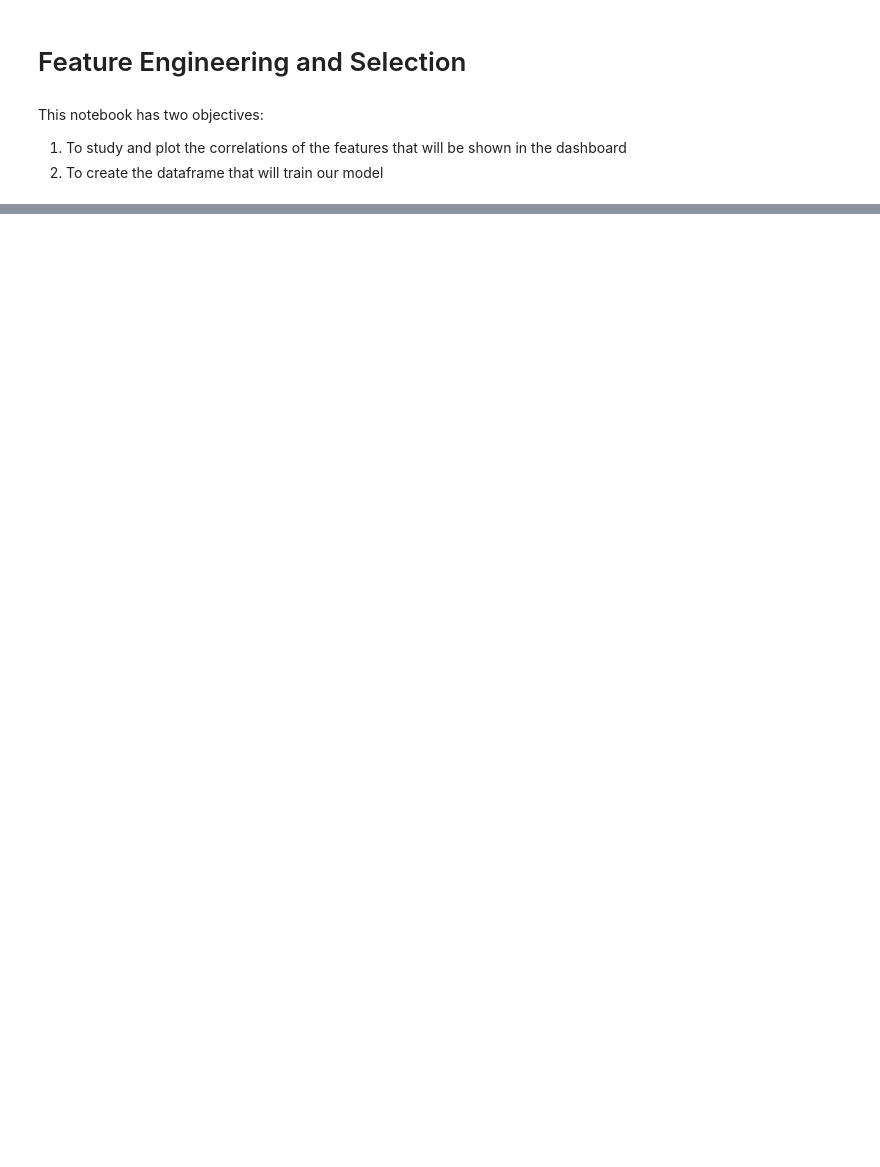
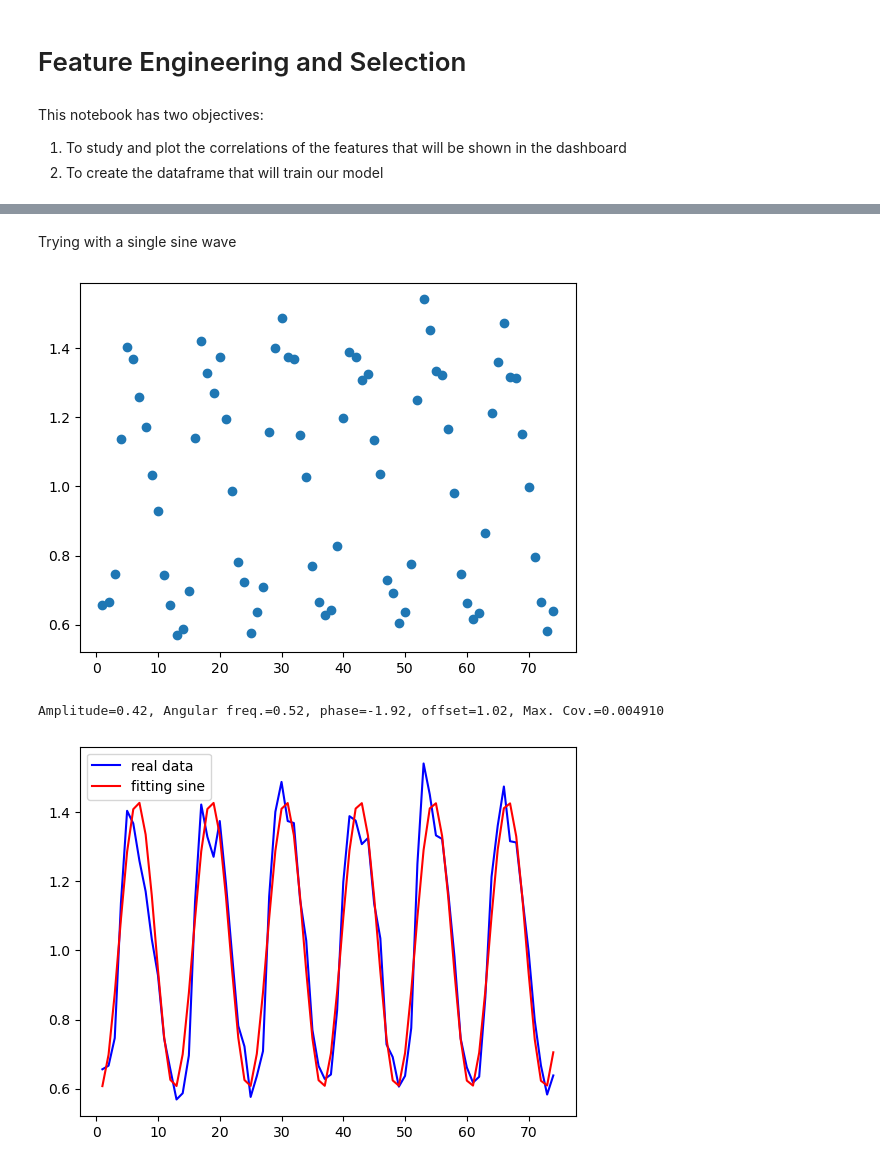
Before and after one commit to gaya22/Project_3_SEne, a Jupyter notebook: 04_feature_selection.ipynb, the cells around one changed output, grey strips where cells are left out. Drawn from its saved outputs; the diff is of its cells as text; code cells hidden in the pictures; blank space fills up the shorter version.

```diff
--- a/04_feature_selection.ipynb
+++ b/04_feature_selection.ipynb
@@ -121,0 +111,56 @@ IndexError: index 16 is out of bounds for axis 0 with size 16
+# %% [markdown]
+Trying with a single sine wave
+# %%
+import numpy as np
+import scipy.optimize
+
+yy = dfIT.values[72:146,10]
+tt = np.arange(1,len(yy)+1,1)
+
+plt.scatter(tt, yy)
+plt.show()
+
+def fit_sin(tt, yy):
+    tt = np.array(tt)
+    yy = np.array(yy)
+    ff = np.fft.fftfreq(len(tt), (tt[1] - tt[0]))  # Assume uniform spacing
+    Fyy = abs(np.fft.fft(yy))
+    guess_freq = abs(ff[np.argmax(Fyy[1:]) + 1])  # Exclude the zero frequency peak related to offset
+    guess_amp = np.std(yy) * 2.0**0.5
+    guess_offset = np.mean(yy)
+    guess = np.array([guess_amp, 2.0 * np.pi * guess_freq, 0.0, guess_offset])
+
+    def sinfunc(t, A, w, p, c):
+        return A * np.sin(w * t + p) + c
+
+    popt, pcov = scipy.optimize.curve_fit(sinfunc, tt, yy, p0=guess)
+    A, w, p, c = popt
+    f = w / (2.0 * np.pi)
+    fitfunc = lambda t: A * np.sin(w * t + p) + c
+    return {
+        "amp": A,
+        "omega": w,
+        "phase": p,
+        "offset": c,
+        "freq": f,
+        "period": 1.0 / f,
+        "fitfunc": fitfunc,
+        "maxcov": np.max(pcov),
+        "rawres": (guess, popt, pcov)
+    }
+
+def sinfunc(t, A, w, p, c):
+        return A * np.sin(w * t + p) + c
+
+res1 = fit_sin(tt, yy)
+print(f"Amplitude={res1['amp']:.2f}, Angular freq.={res1['omega']:.2f}, phase={res1['phase']:.2f}, offset={res1['offset']:.2f}, Max. Cov.={res1['maxcov']:.6f}")
+
+yy1 = sinfunc(tt, res1['amp'], res1['omega'], res1['phase'], res1['offset'])
+plt.plot(tt, yy, "-b", label="real data")
+plt.plot(tt, yy1, "-r", label="fitting sine")
+plt.legend(loc="upper left")
+plt.show()
+# %% [output]
+[figure, added]
+Amplitude=0.42, Angular freq.=0.52, phase=-1.92, offset=1.02, Max. Cov.=0.004910
+[figure, added]
```
Also changed, not shown: parts of 24 cells of this notebook, 2 other files.
